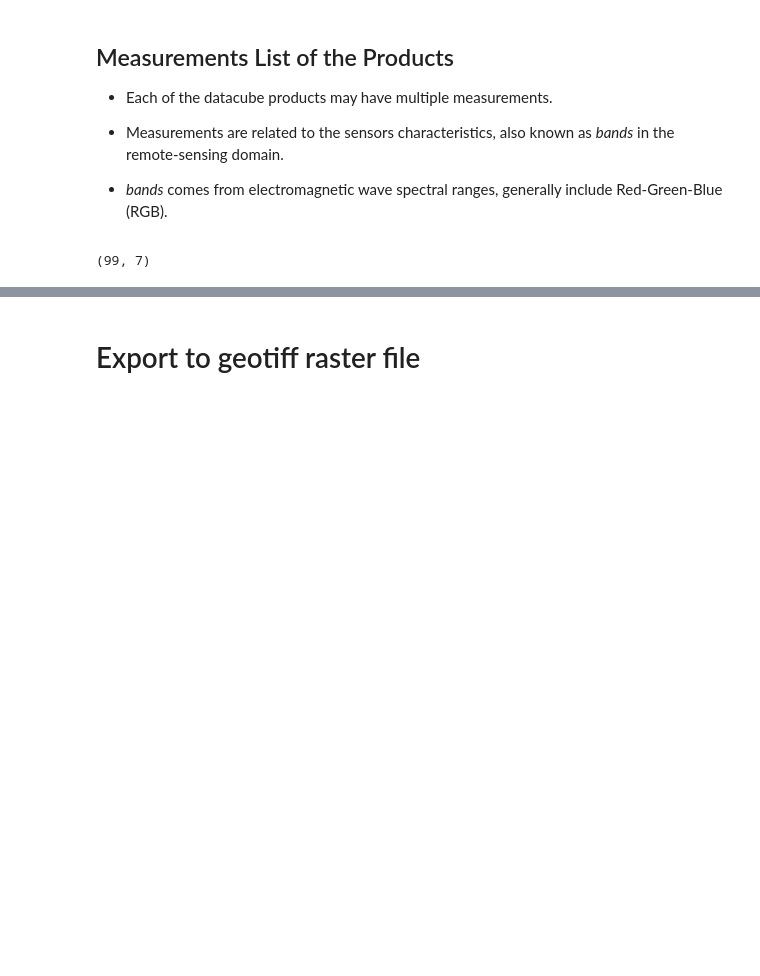
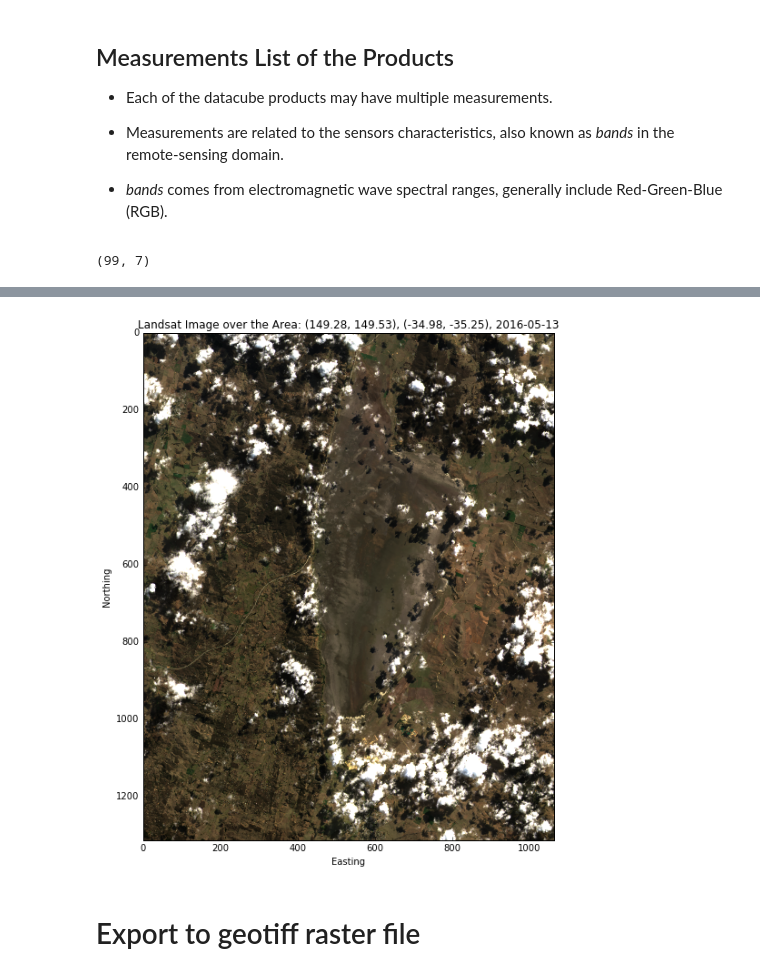
Before and after one commit to zhang01GA/geodanalytics, a Jupyter notebook: BareSoil/export_near_cloudfree_landsat_imagery_stack.ipynb, the cells around one changed output, grey strips where cells are left out. Drawn from its saved outputs; the diff is of its cells as text; code cells hidden in the pictures; blank space fills up the shorter version.

```diff
--- a/BareSoil/export_near_cloudfree_landsat_imagery_stack.ipynb
+++ b/BareSoil/export_near_cloudfree_landsat_imagery_stack.ipynb
@@ -163,11 +157,6 @@ def make_rgb_images(nbar, itime, outfname=None):
     Create a RGB image using bands acquired at itime
     """
     print ("RGB image acquired in datetime ", nbar.time.values[itime])
-
-    red_img=nbar.red.isel(time=itime)
-    green_img=nbar.green.isel(time=itime)
-    blue_img = nbar.blue.isel(time=itime)
-
 
     plt.figure( figsize=(10,10) )
 
@@ -179,23 +168,31 @@ def make_rgb_images(nbar, itime, outfname=None):
     print (y_size,x_size)
     #print red_img.shape
 
-    sB1data = scale_array(red_img, 99.0, 0, 255, -999)
-    sB2data = scale_array(green_img, 99.0, 0, 255, -999)
-    sB3data = scale_array(blue_img, 99.0, 0, 255, -999)
-
 
     rgb_image = np.zeros((y_size, x_size, 3), dtype='uint8')
+
+    #rgb_image = np.zeros((y_size, x_size, 3), dtype='int16') #not work int16	-32,768 to 32,767
+
+    nodatav=nbar.red.nodata
+    percent =99.99
+    maxv=255 # 32767
+    sB1data = scale_array2(red_img, percent, 0, maxv, nodatav)
+    sB2data = scale_array2(green_img, percent, 0, maxv, nodatav)
+    sB3data = scale_array2(blue_img, percent, 0, maxv, nodatav)
+
     rgb_image[:,:,0] = sB1data;
     rgb_image[:,:,1] = sB2data;
     rgb_image[:,:,2] = sB3data
 
+    strDate=str(nbar.time.values[itime])[:10]
+    title_str= 'Landsat Image over the Area: %s, %s, %s'%(str(xp), str(yp), strDate)
+    plt.title(title_str)
+    plt.ylabel('Northing'); plt.xlabel('Easting');
+
     if outfname is None:
-        title_str= 'Landsat Image over the Area: %s, %s'% (str(xp), str(yp))
-        plt.title(title_str)
-        plt.ylabel('northing'); plt.xlabel('easting');
-        plt.imshow(rgb_image, interpolation='none')
+        plt.imshow(rgb_image)
+        output_figure_name = 'nbar_nature_color.png'
+        plt.savefig(output_figure_name, dpi=400)
     else:
-        plt.imsave(outfname, rgb_image)
-
-#     output_figure_name = 'nbar_nature_color.jpg'
-#     plt.savefig(output_figure_name, dpi=400)
+        plt.imsave(outfname, rgb_image)  #only the image would NOT save the title and axis label
+        plt.close()
@@ -201,0 +201,5 @@ def make_rgb_images(nbar, itime, outfname=None):
+# %%
+# Display the nearly cloud free images [0, 8, 9, 11, 12, 20, 24, 26, 30, 32, 34]
+it=92 #81  92
+make_rgb_images(bands, it)
+# %% [output]
@@ -202,3 +208,4 @@ def make_rgb_images(nbar, itime, outfname=None):
+[figure, added]
 # %% [markdown]
 # Export to geotiff raster file
 # %%
```
Also changed, not shown: parts of 28 cells of this notebook, 3 other files.
